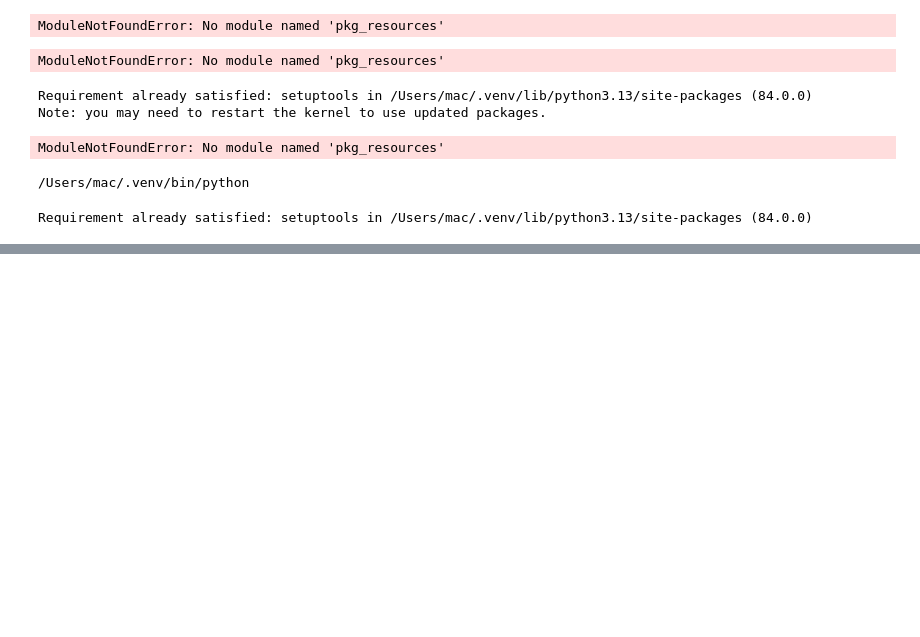
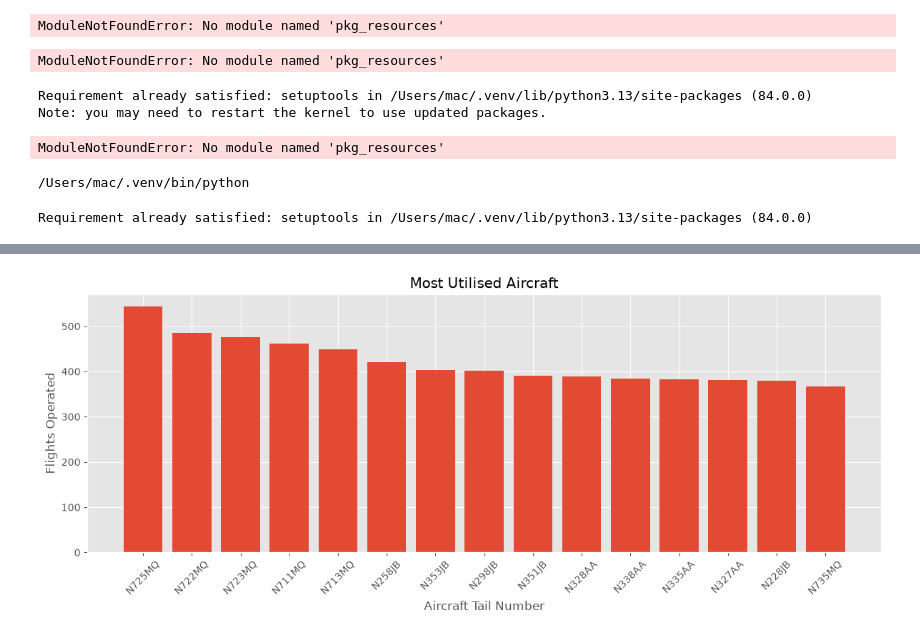
Before and after one commit to saad06s-create/qatar-airways-operations-intelligence, a Jupyter notebook: notebook/01_data_collection.ipynb, the cells around one changed output, grey strips where cells are left out. Drawn from its saved outputs; the diff is of its cells as text; code cells hidden in the pictures; blank space fills up the shorter version.

```diff
--- a/notebook/01_data_collection.ipynb
+++ b/notebook/01_data_collection.ipynb
@@ -124,0 +484,17 @@ print(df.shape)
+# %%
+query = """
+SELECT
+    tailnum,
+    COUNT(*) AS flights_operated,
+    ROUND(AVG(dep_delay),2) AS average_delay
+FROM Flights
+WHERE tailnum IS NOT NULL
+GROUP BY tailnum
+HAVING flights_operated > 100
+ORDER BY flights_operated DESC
+LIMIT 15
+"""
+
+aircraft = pd.read_sql(query, conn)
+
+aircraft.head()
@@ -124,0 +508,21 @@ print(df.shape)
+# %%
+plt.figure(figsize=(12,5))
+
+plt.bar(
+    aircraft["tailnum"],
+    aircraft["flights_operated"]
+)
+
+plt.title("Most Utilised Aircraft")
+plt.xlabel("Aircraft Tail Number")
+plt.ylabel("Flights Operated")
+
+plt.xticks(rotation=45)
+
+plt.tight_layout()
+
+plt.savefig("../figures/aircraft_utilisation.png", dpi=300)
+
+plt.show()
+# %% [output]
+[figure, added]
```
Also changed, not shown: parts of 62 cells of this notebook, 6 other files.
